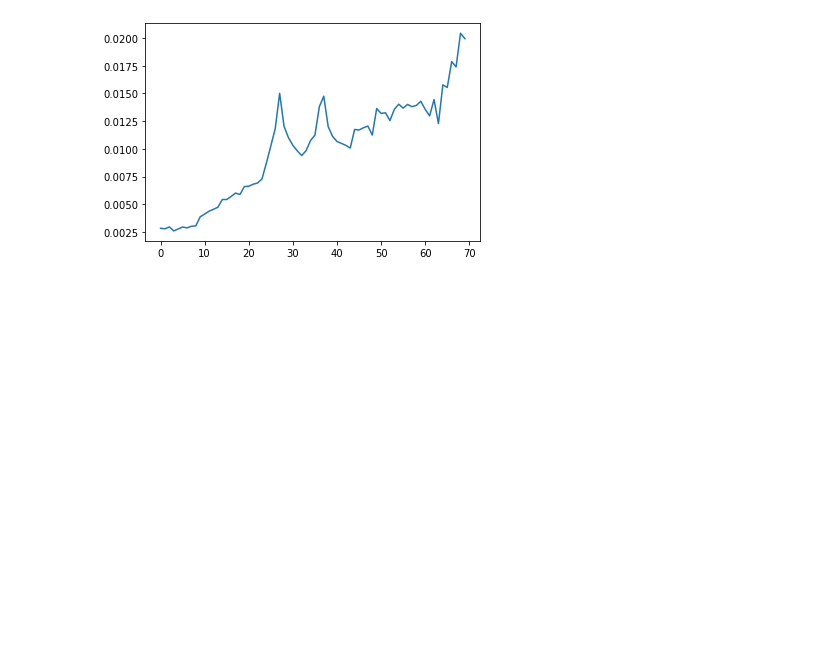
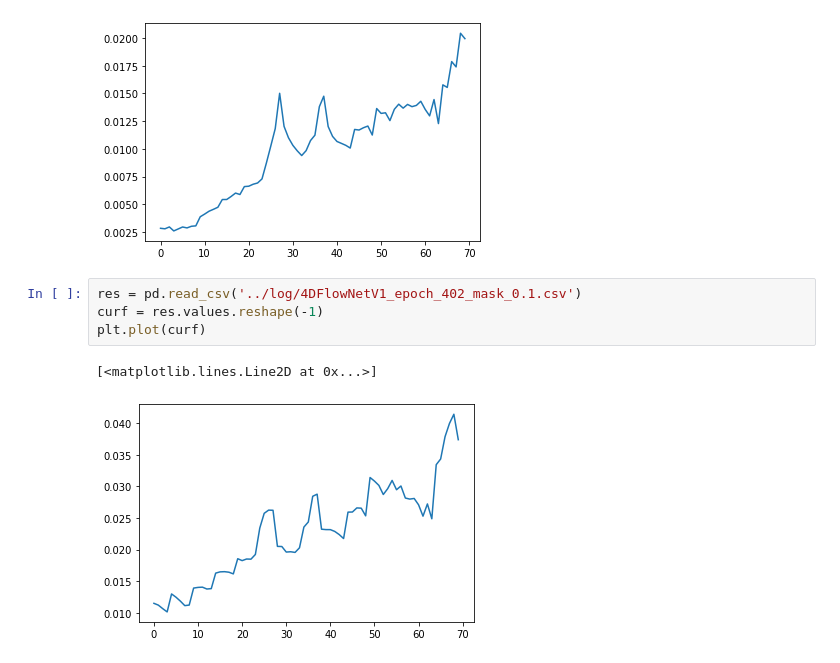
Before and after one commit to HTan-Barry/4DFlowSeg-Pytorch, a Jupyter notebook: demo/demo.ipynb, the cells around one changed output. Cells and saved outputs as stored; diff of their text form; blank space fills up the shorter version.

```diff
--- a/demo/demo.ipynb
+++ b/demo/demo.ipynb
@@ -194,3 +196,10 @@ plt.plot(curf)
 # %% [output]
 [<matplotlib.lines.Line2D at 0x...>]
 [figure]
+# %%
+res = pd.read_csv('../log/4DFlowNetV1_epoch_402_mask_0.1.csv')
+curf = res.values.reshape(-1)
+plt.plot(curf)
+# %% [output]
+[<matplotlib.lines.Line2D at 0x...>]
+[figure, added]
```
Also changed, not shown: parts of 11 cells of this notebook, 15 other files.
